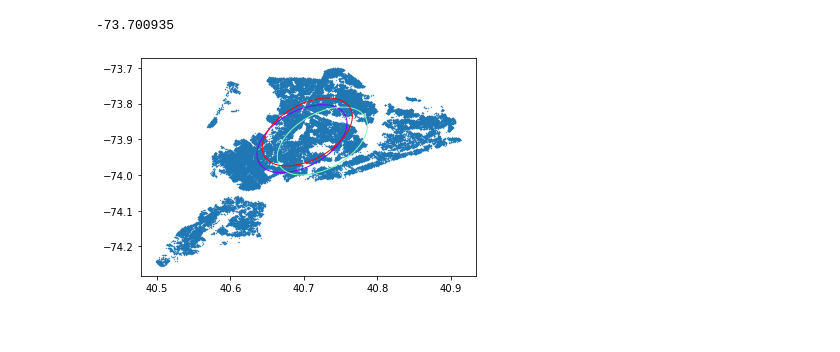
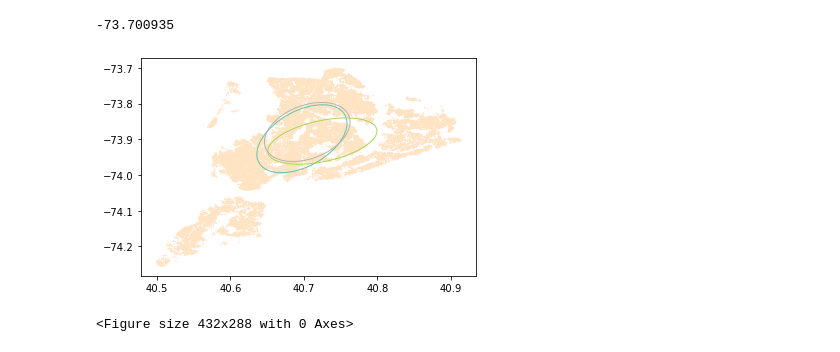
Before and after one commit to ZhiLiu724/6780_project, a Jupyter notebook: spatial_plots.ipynb, the cells around one changed output. Cells and saved outputs as stored; diff of their text form; code cells hidden in the pictures.

Commit message:
more plots

```diff
--- a/spatial_plots.ipynb
+++ b/spatial_plots.ipynb
@@ -41,26 +41,31 @@ np.max(np.array(coord_df["Longitude"]))
 # %% [output]
 -73.700935
 # %%
-color = iter(cm.rainbow(np.linspace(0, 1, K)))
-for k in range(1,K+1):
-    cov_names = ["cov[" + str(i) + ","+ str(j) + "," + str(k) + "]" for i in range(1,3) for j in range(1,3)]
-    cov = np.array(post_stats_3.loc[cov_names]['x'])
-    cov = np.reshape(cov_1,[2,2])
-    mu_x = post_stats_3.loc['muOfGaussian['+str(k)+',1]']['x']
-    mu_y = post_stats_3.loc['muOfGaussian['+str(k)+',2]']['x']
+def plot_ellipse(coord_df, post_stats, K, fname):
+    color = iter(cm.Set2(np.linspace(0, 1, K)))
+    for k in range(1,K+1):
+        cov_names = ["cov[" + str(i) + ","+ str(j) + "," + str(k) + "]" for i in range(1,3) for j in range(1,3)]
+        cov = np.array(post_stats.loc[cov_names]['x'])
+        cov = np.reshape(cov,[2,2])
+        mu_x = post_stats.loc['muOfGaussian['+str(k)+',1]']['x']
+        mu_y = post_stats.loc['muOfGaussian['+str(k)+',2]']['x']
 
-    lambda_, v = np.linalg.eig(cov)
-    lambda_ = np.sqrt(lambda_)
-    ax = plt.subplot(111)
-    c = next(color)
-    for j in range(2):
-        ell = Ellipse(xy=(mu_x, mu_y),
-                      width=lambda_[0]*j*2, height=lambda_[1]*j*2,
-                      angle=np.rad2deg(np.arccos(v[0, 0])),color=c)
-        ell.set_facecolor('none')
-        ax.add_artist(ell)
+        lambda_, v = np.linalg.eig(cov)
+        lambda_ = np.sqrt(lambda_)
+        ax = plt.subplot(111)
+        c = next(color)
+        for j in range(2):
+            ell = Ellipse(xy=(mu_x, mu_y),
+                          width=lambda_[0]*j*2, height=lambda_[1]*j*2,
+                          angle=np.rad2deg(np.arccos(v[0, 0])),color=c)
+            ell.set_facecolor('none')
+            ax.add_artist(ell)
 
-plt.scatter(coord_df["Latitude"], coord_df["Longitude"],s=0.1)
-plt.show()
+    plt.scatter(coord_df["Latitude"], coord_df["Longitude"],s=0.05,c="bisque")
+    plt.show()
+    plt.savefig(fname)
-# %% [output]
-[figure, removed]
+# %%
+plot_ellipse(coord_df, post_stats_3, 3, "3mixture.pdf")
+# %% [output]
+[figure, added]
+<Figure size 432x288 with 0 Axes>
```
Also changed, not shown: parts of 4 cells of this notebook, 2 other files.
